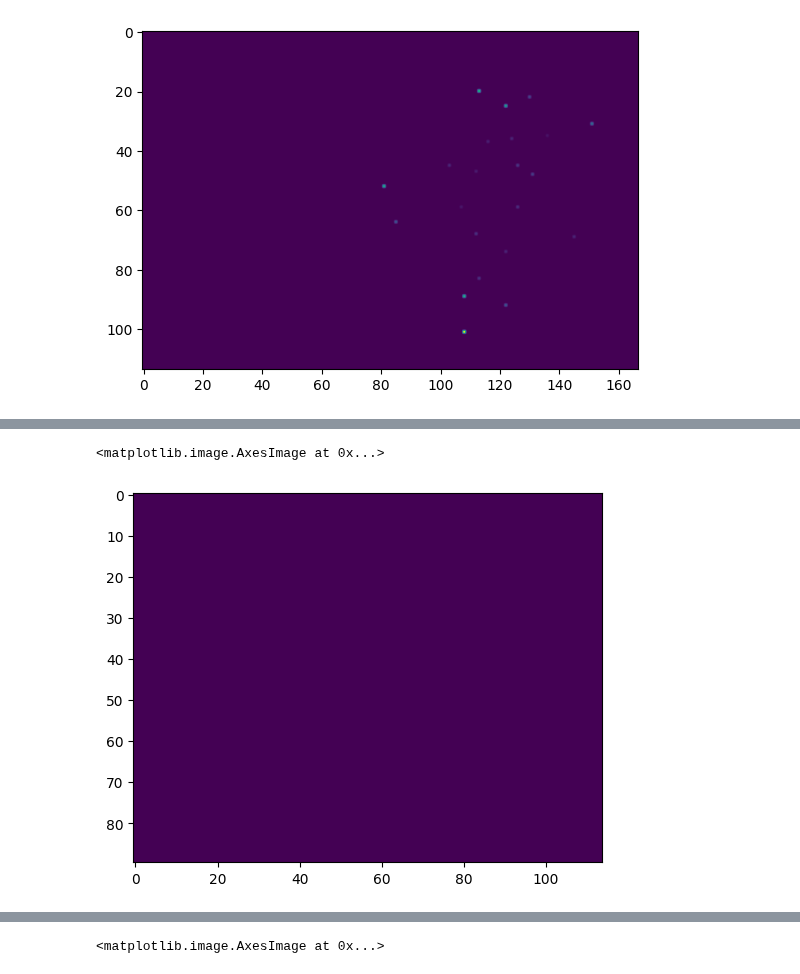
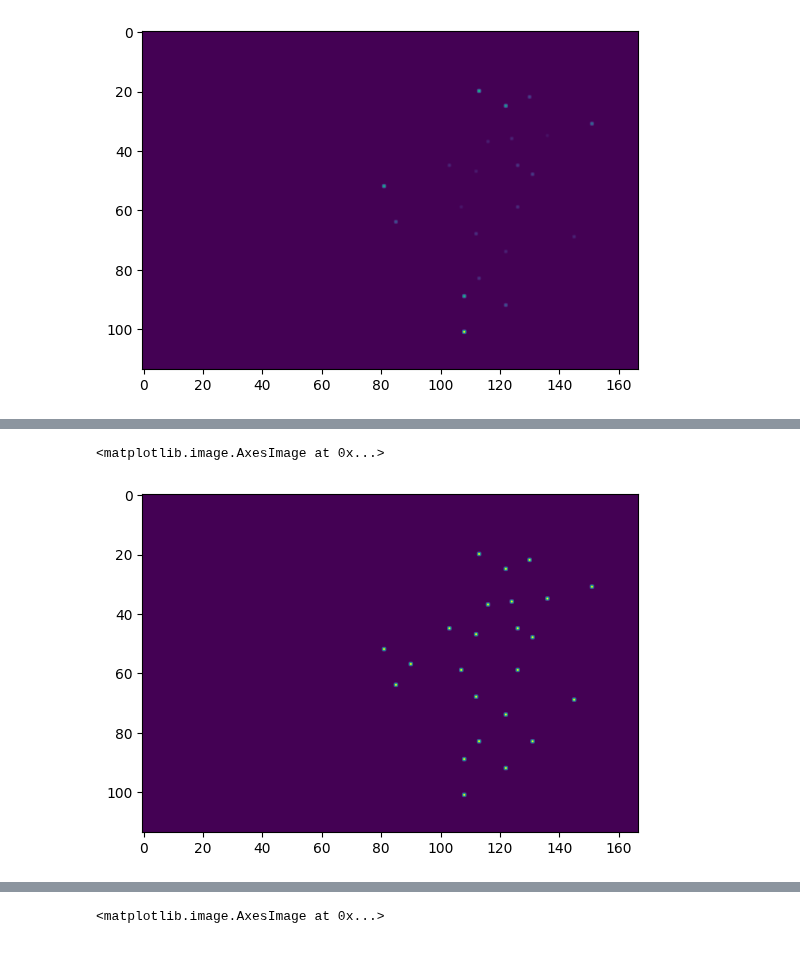
Before and after one commit to Matteo-Salis/physics-guided-gwl, a Jupyter notebook: src/notebooks/meteo_wtd_loader_2D.ipynb, the cells around one changed output, grey strips where cells are left out. Cells and saved outputs as stored; diff of their text form; code cells hidden in the pictures.

```diff
--- a/src/notebooks/meteo_wtd_loader_2D.ipynb
+++ b/src/notebooks/meteo_wtd_loader_2D.ipynb
@@ -179,0 +39,10 @@ ds = DiscreteDataset(dict_files)
+# %%
+dict_files = {}
+with open('/leonardo_scratch/fast/IscrC_DL4EO/github/water-pinns/src/configs/discrete_2D_wtd/test_2D.json') as f:
+    dict_files = json.load(f)
+
+print(f"Read data.json: {dict_files}")
+
+ds = DiscreteDataset(dict_files)
+
+timesteps = dict_files["timesteps"]
@@ -251,8 +116,8 @@ plt.imshow(x[1,:,:])
 # %%
-plt.imshow(z[-1,:,:,0])
+plt.imshow(z[-1,0,:,:])
 # %% [output]
 <matplotlib.image.AxesImage at 0x...>
-[figure, old version]
+[figure, new version]
 # %%
 ds.wtd_data_raserized["wtd"].shape
 # %% [output]
```
Also changed, not shown: parts of 29 cells of this notebook, 3 other files.
